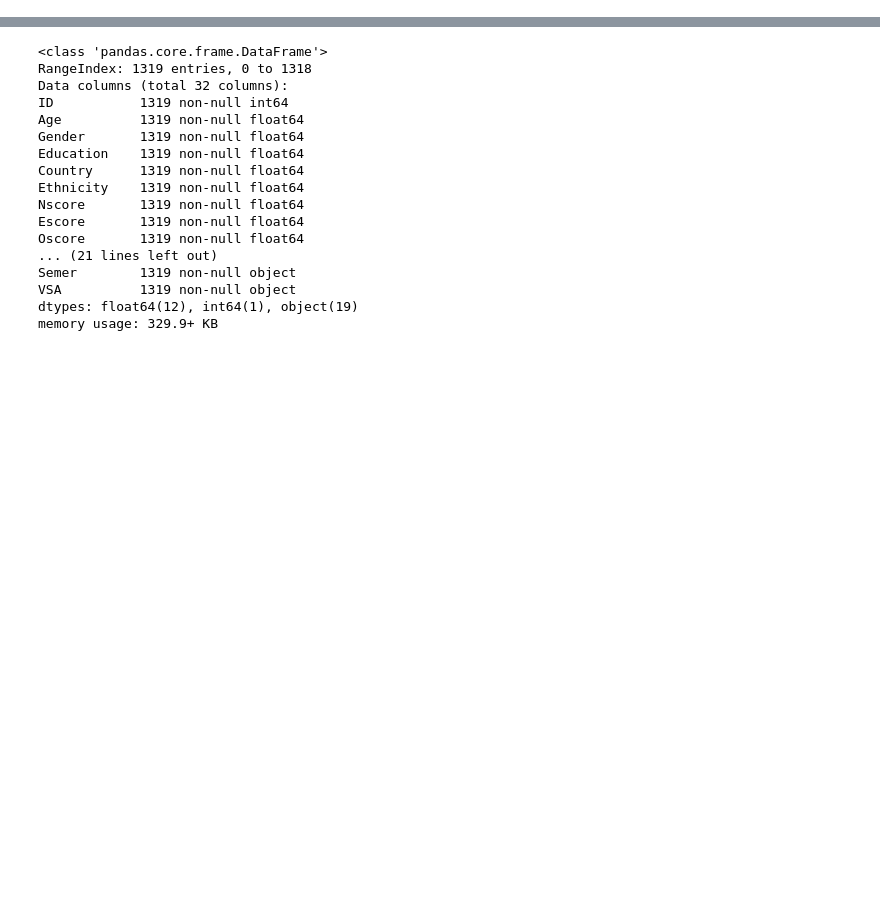
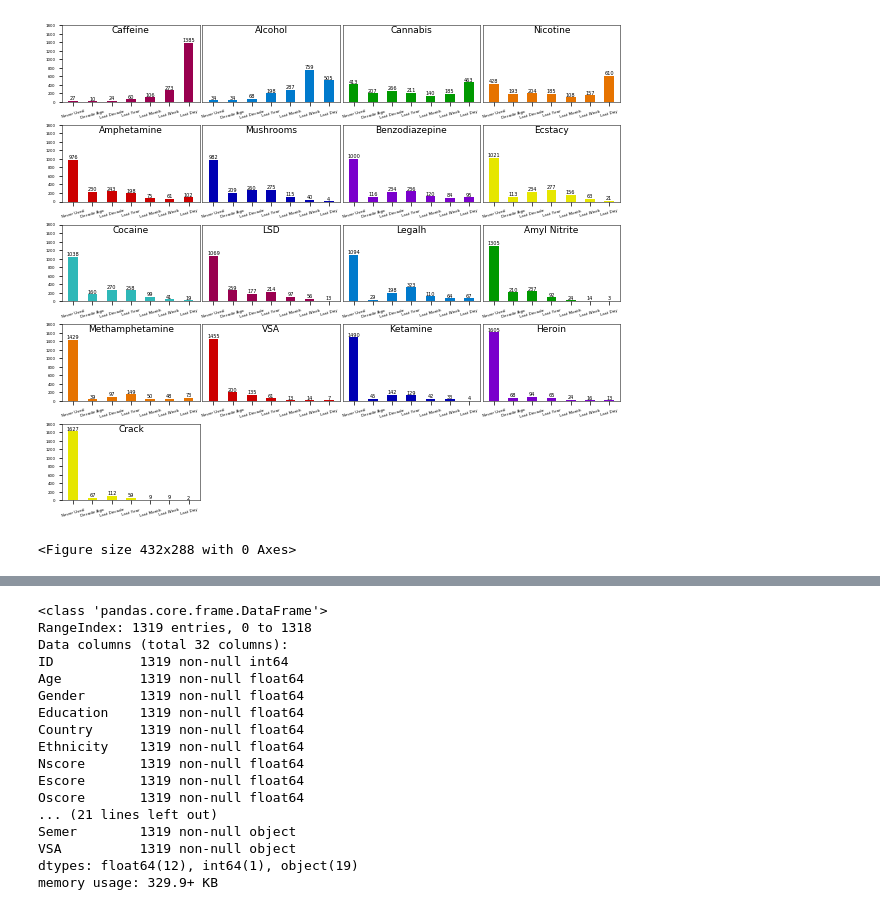
Before and after one commit to ManasaK33/drug-consumption, a Jupyter notebook: carlos.ipynb, the cells around one changed output, grey strips where cells are left out. Drawn from its saved outputs; the diff is of its cells as text; code cells hidden in the pictures; blank space fills up the shorter version.

```diff
--- a/carlos.ipynb
+++ b/carlos.ipynb
@@ -12,3 +38,28 @@ from scipy.stats import spearmanr
 # %%
 train_data = pd.read_csv("train_data.csv", delimiter='\t', index_col=0)
 test_data = pd.read_csv("test_data.csv", delimiter='\t', index_col=0)
+# %%
+def create_plot(ax, data, color='#99004f'):
+    usage = data.apply(pd.Series.value_counts, axis=0)
+    drug = usage.iloc[:,0].name
+    usages = usage.sort_index().iloc[:,0].values
+    width = 0.05
+    xpos = np.arange(len(usage.index),dtype='float64')
+    xpos *= 0.10
+    ax.bar(xpos, usages, width=width, color=color)
+    rects = ax.patches
+    for rect, usage in zip(rects,usages):
+        x = rect.get_x() + rect.get_width()/2
+        y = rect.get_height() + 0.5
+        ax.text(x, y, usage, ha='center',va='bottom', fontsize=5)
+
+    usage_texts = ['Never Used','Decade Ago','Last Decade',
+                   'Last Year', 'Last Month',
+                   'Last Week', 'Last Day']
+    ax.set_ylim(bottom=0, top=1800)
+    ax.set_xticks(xpos)
+    ax.set_xticklabels(usage_texts)
+    ax.tick_params(axis='y', labelsize=4)
+    ax.tick_params(axis ='x', labelrotation=15, labelsize=4, width=0.7)
+    ax.text(0.5, 0.9, drug, horizontalalignment='center',
+            transform=ax.transAxes, fontsize=9)
@@ -14,0 +119,5 @@ test_data = pd.read_csv("test_data.csv", delimiter='\t', index_col=0)
+# %%
+create_usage_subplots(plot_data)
+# %% [output]
+[figure, added]
+<Figure size 432x288 with 0 Axes>
```
Also changed, not shown: parts of 21 cells of this notebook, 6 other files.
